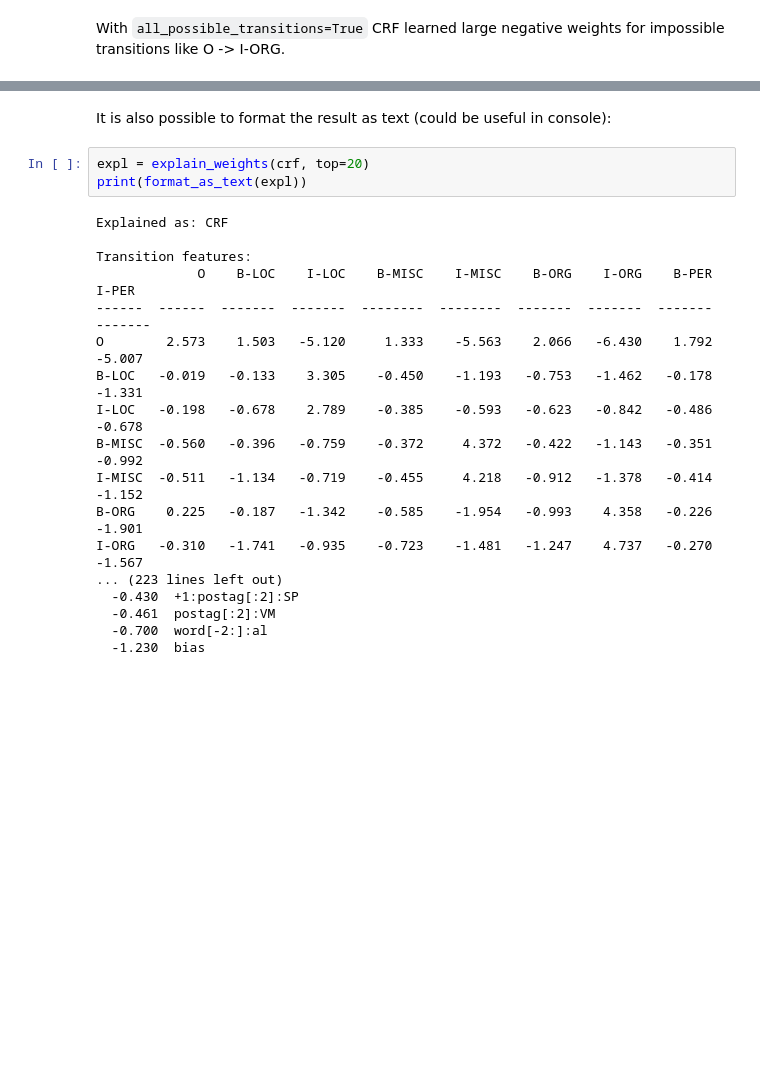
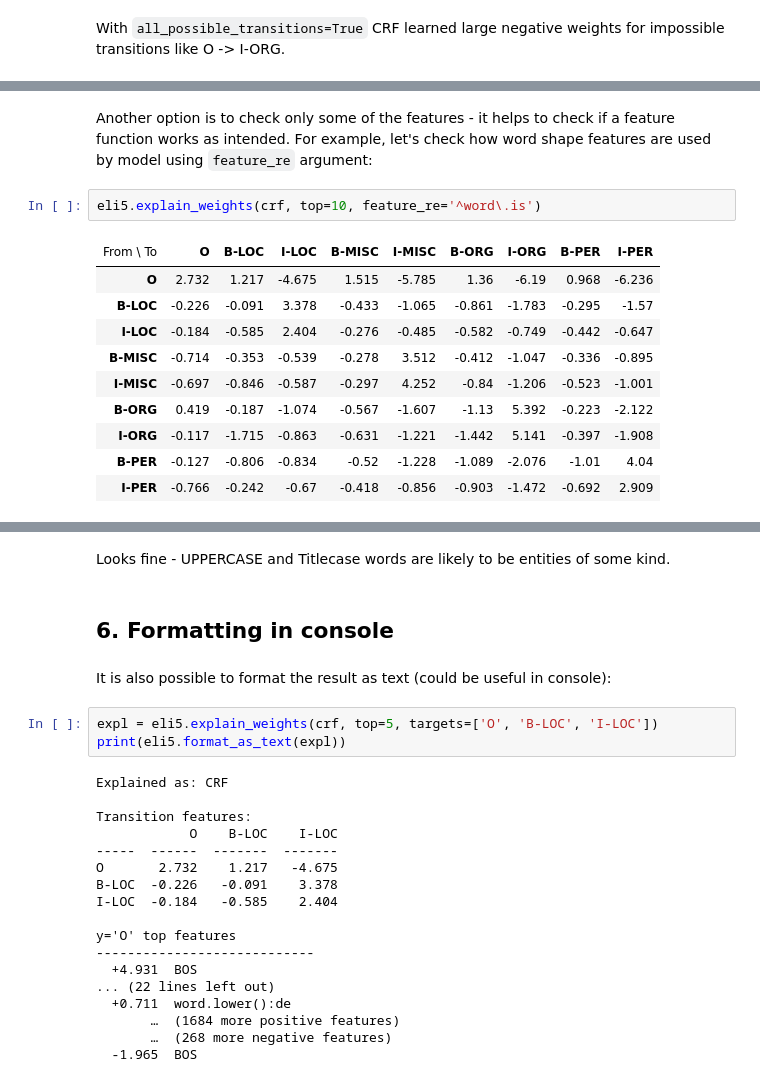
Before and after one commit to TeamHG-Memex/eli5, a Jupyter notebook: notebooks/sklearn-crfsuite.ipynb, the cells around one changed output, grey strips where cells are left out. Cells and saved outputs as stored; diff of their text form; blank space fills up the shorter version.

```diff
--- a/notebooks/sklearn-crfsuite.ipynb
+++ b/notebooks/sklearn-crfsuite.ipynb
@@ -177 +190,16 @@ explain_weights(crf, top=20, targets=['O', 'B-ORG', 'I-ORG'])
 | y=O top features Weight Feature +... | y=B-ORG top features Weight Featu... | y=I-ORG top features Weight Featu... |
+# %% [markdown]
+Another option is to check only some of the features - it helps to check if a feature function works as intended. For example, let's check how word shape features are used by model using ``feature_re`` argument:
+# %%
+eli5.explain_weights(crf, top=10, feature_re='^word\.is')
+# %% [output]
+| From \ To | O | B-LOC | I-LOC | B-MISC | I-MISC | B-ORG | I-ORG | B-PER | I-PER |
+| O | 2.732 | 1.217 | -4.675 | 1.515 | -5.785 | 1.36 | -6.19 | 0.968 | -6.236 |
+| B-LOC | -0.226 | -0.091 | 3.378 | -0.433 | -1.065 | -0.861 | -1.783 | -0.295 | -1.57 |
+| I-LOC | -0.184 | -0.585 | 2.404 | -0.276 | -0.485 | -0.582 | -0.749 | -0.442 | -0.647 |
+| B-MISC | -0.714 | -0.353 | -0.539 | -0.278 | 3.512 | -0.412 | -1.047 | -0.336 | -0.895 |
+| I-MISC | -0.697 | -0.846 | -0.587 | -0.297 | 4.252 | -0.84 | -1.206 | -0.523 | -1.001 |
+| B-ORG | 0.419 | -0.187 | -1.074 | -0.567 | -1.607 | -1.13 | 5.392 | -0.223 | -2.122 |
+| I-ORG | -0.117 | -1.715 | -0.863 | -0.631 | -1.221 | -1.442 | 5.141 | -0.397 | -1.908 |
+| B-PER | -0.127 | -0.806 | -0.834 | -0.52 | -1.228 | -1.089 | -2.076 | -1.01 | 4.04 |
+| I-PER | -0.766 | -0.242 | -0.67 | -0.418 | -0.856 | -0.903 | -1.472 | -0.692 | 2.909 |
@@ -178,23 +207,27 @@ explain_weights(crf, top=20, targets=['O', 'B-ORG', 'I-ORG'])
+# %% [markdown]
+Looks fine - UPPERCASE and Titlecase words are likely to be entities of some kind.
+# %% [markdown]
+## 6. Formatting in console
 # %% [markdown]
 It is also possible to format the result as text (could be useful in console):
 # %%
-expl = explain_weights(crf, top=20)
-print(format_as_text(expl))
+expl = eli5.explain_weights(crf, top=5, targets=['O', 'B-LOC', 'I-LOC'])
+print(eli5.format_as_text(expl))
 # %% [output]
 Explained as: CRF
 
 Transition features:
-             O    B-LOC    I-LOC    B-MISC    I-MISC    B-ORG    I-ORG    B-PER    I-PER
-------  ------  -------  -------  --------  --------  -------  -------  -------  -------
-O        2.573    1.503   -5.120     1.333    -5.563    2.066   -6.430    1.792   -5.007
-B-LOC   -0.019   -0.133    3.305    -0.450    -1.193   -0.753   -1.462   -0.178   -1.331
-I-LOC   -0.198   -0.678    2.789    -0.385    -0.593   -0.623   -0.842   -0.486   -0.678
-B-MISC  -0.560   -0.396   -0.759    -0.372     4.372   -0.422   -1.143   -0.351   -0.992
-I-MISC  -0.511   -1.134   -0.719    -0.455     4.218   -0.912   -1.378   -0.414   -1.152
-B-ORG    0.225   -0.187   -1.342    -0.585    -1.954   -0.993    4.358   -0.226   -1.901
-I-ORG   -0.310   -1.741   -0.935    -0.723    -1.481   -1.247    4.737   -0.270   -1.567
-... (223 lines left out)
-  -0.430  +1:postag[:2]:SP
-  -0.461  postag[:2]:VM
-  -0.700  word[-2:]:al
-  -1.230  bias
+            O    B-LOC    I-LOC
+-----  ------  -------  -------
+O       2.732    1.217   -4.675
+B-LOC  -0.226   -0.091    3.378
+I-LOC  -0.184   -0.585    2.404
+
+y='O' top features
+----------------------------
+  +4.931  BOS
+... (22 lines left out)
+  +0.711  word.lower():de
+       …  (1684 more positive features)
+       …  (268 more negative features)
+  -1.965  BOS
```
Also changed, not shown: parts of 29 cells of this notebook, 13 other files.
